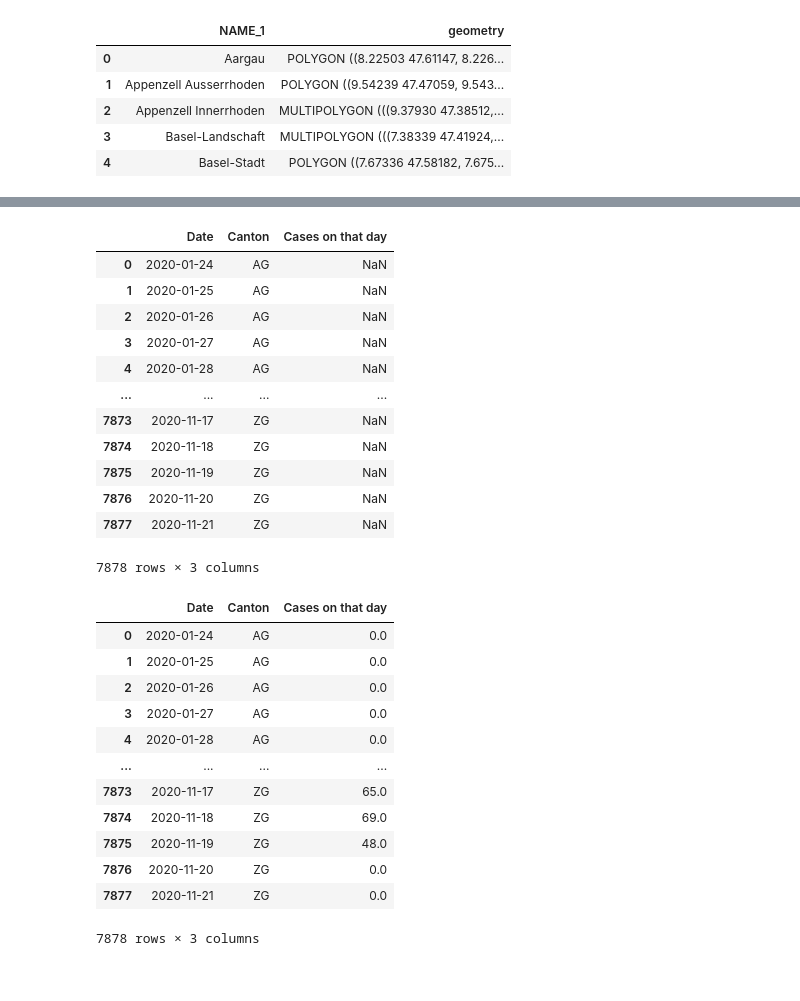
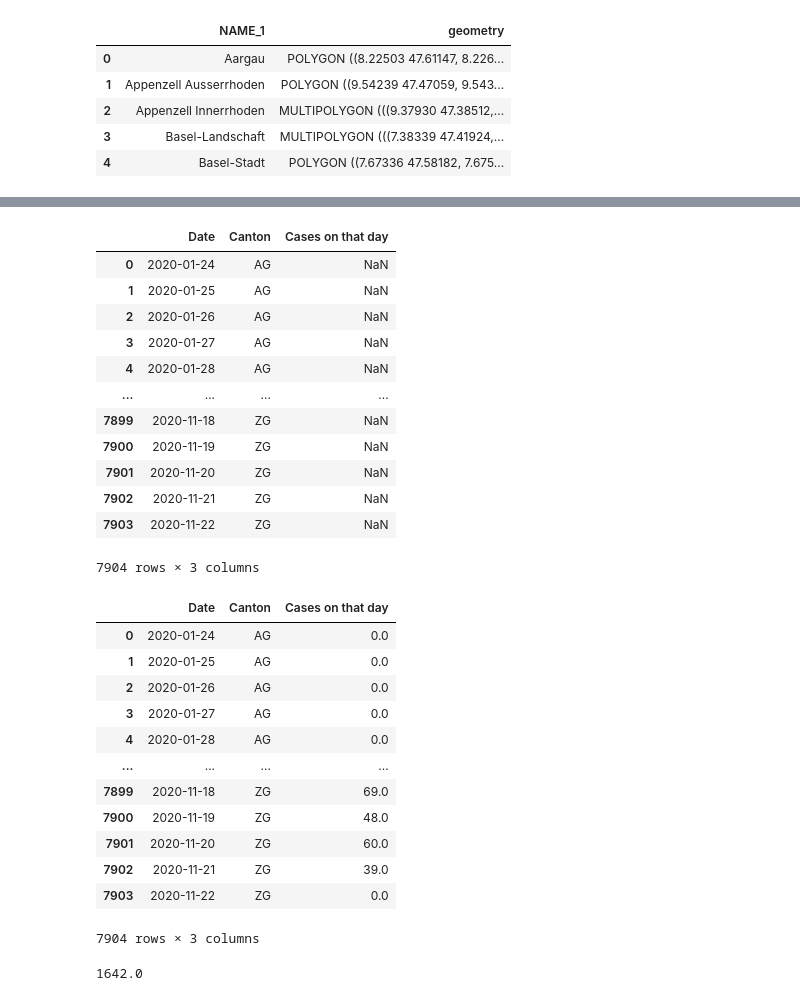
Before and after one commit to Ronnocsep/Covid19-Geospatial-Analysis, a Jupyter notebook: Switzerland Covid.ipynb, the cells around one changed output, grey strips where cells are left out. Drawn from its saved outputs; the diff is of its cells as text; code cells hidden in the pictures.

```diff
--- a/Switzerland Covid.ipynb
+++ b/Switzerland Covid.ipynb
@@ -308,27 +302,27 @@ canton_list_full
 # %%
 #Use the functions defined in the daily cases file
 from Daily_Cases_Functions import make_df_across_all_cantons_and_dates
 
 start = pd.to_datetime("24/01/20", dayfirst=True).date()
-end = pd.to_datetime("21/11/20", dayfirst=True).date()
+end = pd.to_datetime(todays_date, dayfirst=True).date()
 
 covid_df_per_day = make_df_across_all_cantons_and_dates(start, end, cantons)
 
 covid_df_per_day
 # %% [output]
 |  | Date | Canton | Cases on that day |
 | 0 | 2020-01-24 | AG | NaN |
 | 1 | 2020-01-25 | AG | NaN |
 | 2 | 2020-01-26 | AG | NaN |
 | 3 | 2020-01-27 | AG | NaN |
 | 4 | 2020-01-28 | AG | NaN |
 | ... | ... | ... | ... |
-| 7873 | 2020-11-17 | ZG | NaN |
-| 7874 | 2020-11-18 | ZG | NaN |
-| 7875 | 2020-11-19 | ZG | NaN |
-| 7876 | 2020-11-20 | ZG | NaN |
-| 7877 | 2020-11-21 | ZG | NaN |
+| 7899 | 2020-11-18 | ZG | NaN |
+| 7900 | 2020-11-19 | ZG | NaN |
+| 7901 | 2020-11-20 | ZG | NaN |
+| 7902 | 2020-11-21 | ZG | NaN |
+| 7903 | 2020-11-22 | ZG | NaN |
-7878 rows × 3 columns
+7904 rows × 3 columns
 # %%
 #Use already made cumulative df to calculate cases per day
 
@@ -356,9 +350,14 @@ covid_df_per_day
 | 3 | 2020-01-27 | AG | 0.0 |
 | 4 | 2020-01-28 | AG | 0.0 |
 | ... | ... | ... | ... |
-| 7873 | 2020-11-17 | ZG | 65.0 |
-| 7874 | 2020-11-18 | ZG | 69.0 |
-| 7875 | 2020-11-19 | ZG | 48.0 |
-| 7876 | 2020-11-20 | ZG | 0.0 |
-| 7877 | 2020-11-21 | ZG | 0.0 |
+| 7899 | 2020-11-18 | ZG | 69.0 |
+| 7900 | 2020-11-19 | ZG | 48.0 |
+| 7901 | 2020-11-20 | ZG | 60.0 |
+| 7902 | 2020-11-21 | ZG | 39.0 |
+| 7903 | 2020-11-22 | ZG | 0.0 |
-7878 rows × 3 columns
+7904 rows × 3 columns
+# %%
+max_daily_cases = covid_df_per_day["Cases on that day"].max()
+max_daily_cases
+# %% [output]
+1642.0
```
Also changed, not shown: parts of 11 cells of this notebook, 5 other files.
